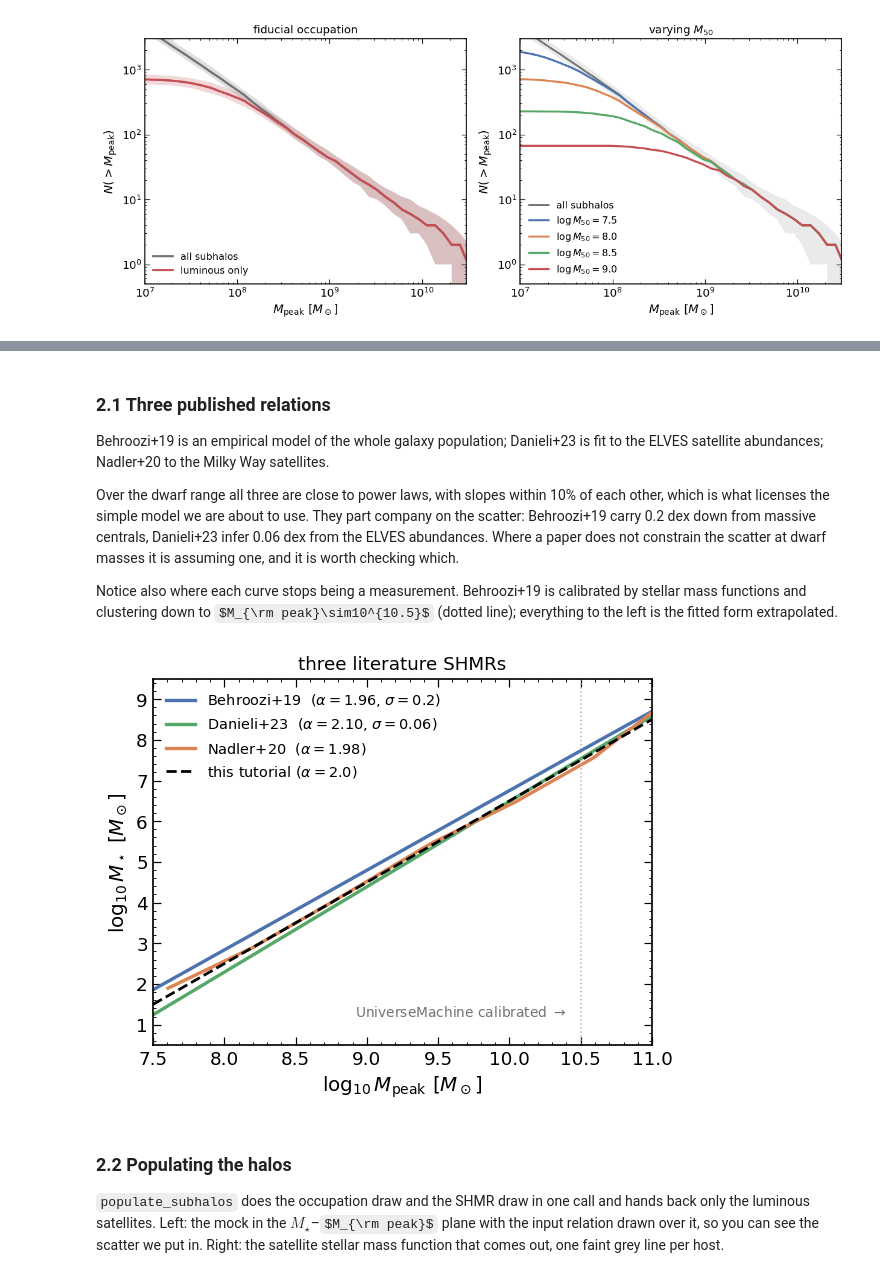
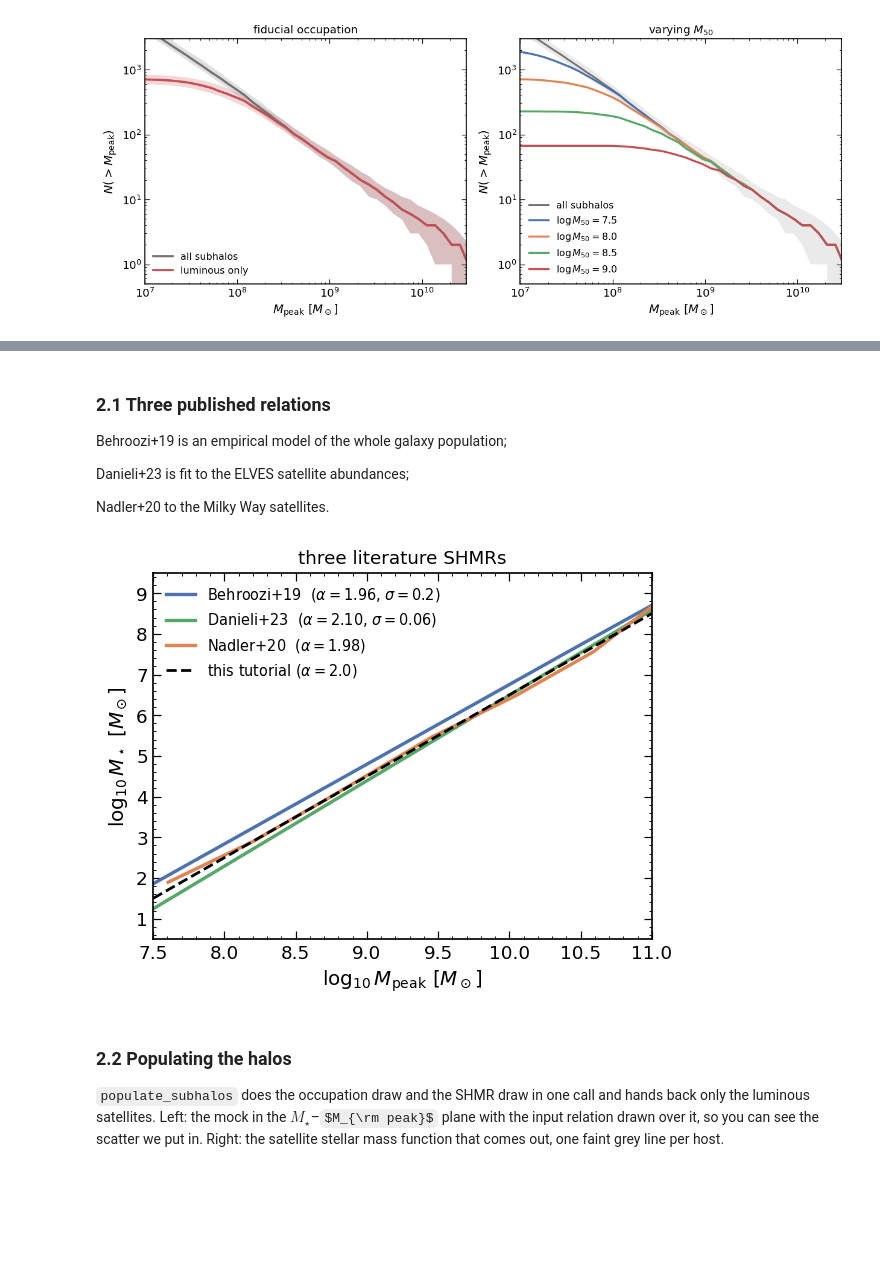
Before and after one commit to elves-surveys/satellite_modeling_tutorial, a Jupyter notebook: notebooks/01_subhalos.ipynb, the cells around one changed output, grey strips where cells are left out. Saved outputs shown, nothing was run; the diff lists cells and outputs as text; code cells hidden in the pictures; some formulas as TeX source; blank space fills up the shorter version.

```diff
--- a/notebooks/01_subhalos.ipynb
+++ b/notebooks/01_subhalos.ipynb
@@ -364,18 +292,11 @@ ELVES-Dwarf repo, in `script/shmr.py`:
 # %% [markdown]
 ### 2.1 Three published relations
 
-Behroozi+19 is an empirical model of the whole galaxy population; Danieli+23 is fit to the
-ELVES satellite abundances; Nadler+20 to the Milky Way satellites.
+Behroozi+19 is an empirical model of the whole galaxy population;
 
-Over the dwarf range all three are close to power laws, with slopes within 10% of each other,
-which is what licenses the simple model we are about to use. They part company on the scatter:
-Behroozi+19 carry 0.2 dex down from massive centrals, Danieli+23 infer 0.06 dex from the ELVES
-abundances. Where a paper does not constrain the scatter at dwarf masses it is assuming one,
-and it is worth checking which.
+Danieli+23 is fit to the ELVES satellite abundances;
 
-Notice also where each curve stops being a measurement. Behroozi+19 is calibrated by stellar
-mass functions and clustering down to $M_{\rm peak}\sim10^{10.5}$ (dotted line); everything to
-the left is the fitted form extrapolated.
+Nadler+20 to the Milky Way satellites.
 # %%
 lgm_lit = np.linspace(7.5, 11.0, 300)
 m_lit = 10 ** lgm_lit
@@ -384,37 +305,35 @@ a_b19 = ref.BEHROOZI19_PARAMS["alpha"]
 a_d23 = ref.SHMR_POWERLAW_FITS["Danieli+23"]["alpha"]
 a_n20 = ref.SHMR_POWERLAW_FITS["Nadler+20"]["alpha"]
 
 curves = [
     (rf"Behroozi+19  ($\alpha={a_b19:.2f}$, $\sigma={ref.SHMR_SCATTER['Behroozi+19']}$)",
      ref.behroozi19_shmr(m_lit), pl.HOST_COLORS[0]),
     (rf"Danieli+23  ($\alpha={a_d23:.2f}$, $\sigma={ref.SHMR_SCATTER['Danieli+23']}$)",
      ref.danieli23_shmr(m_lit), pl.HOST_COLORS[2]),
     (rf"Nadler+20  ($\alpha={a_n20:.2f}$)",
      ref.nadler20_shmr(m_lit), pl.HOST_COLORS[1]),
 ]
 fid = gh.mean_stellar_mass(m_lit, **{k: v for k, v in gh.FIDUCIAL_SHMR.items()
                                      if k != "sigma_logMstar"})
 
 fig, ax = plt.subplots(figsize=(5.5, 4.4))
 
 for lbl, y, c in curves:
     ax.plot(lgm_lit, y, color=c, lw=2.2, label=lbl)
 n20, n20_s = ref.nadler20_shmr(m_lit), ref.nadler20_shmr(m_lit, scatter=True)
 # ax.fill_between(lgm_lit, n20 - n20_s, n20 + n20_s, color=pl.HOST_COLORS[1], alpha=0.16, lw=0)
 ax.plot(lgm_lit, fid, color="k", ls="--", lw=1.8,
         label=rf"this tutorial ($\alpha={gh.FIDUCIAL_SHMR['alpha']}$)")
-ax.axvline(ref.BEHROOZI19_CALIBRATED_ABOVE, color="0.7", ls=":", lw=1.0)
-ax.text(ref.BEHROOZI19_CALIBRATED_ABOVE - 0.1, 1.2, "UniverseMachine calibrated $\\rightarrow$",
-        color="0.45", fontsize=9, ha="right")
+
 ax.set(xlim=(7.5, 11.0), ylim=(0.5, 9.5),
        xlabel=r"$\log_{10} M_{\rm peak}\ [M_\odot]$",
        ylabel=r"$\log_{10} M_\star\ [M_\odot]$")
 ax.set_title("three literature SHMRs", fontsize=12)
 ax.legend(loc="upper left", fontsize=9.5)
 
 fig.tight_layout()
 # %% [output]
-[figure, old version]
+[figure, new version]
 # %% [markdown]
 ### 2.2 Populating the halos
 
```
Also changed, not shown: parts of 23 cells of this notebook, 5 other files.
